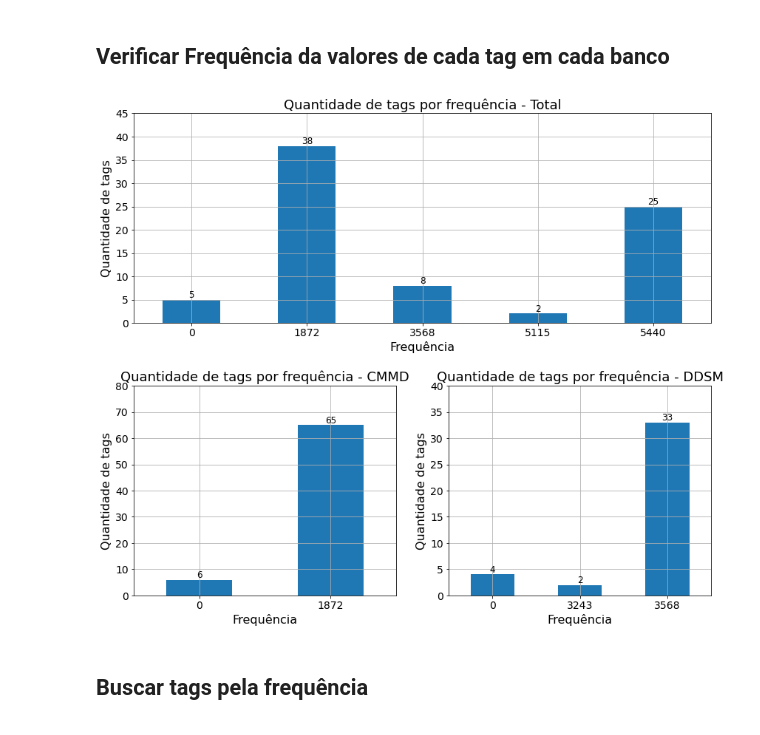
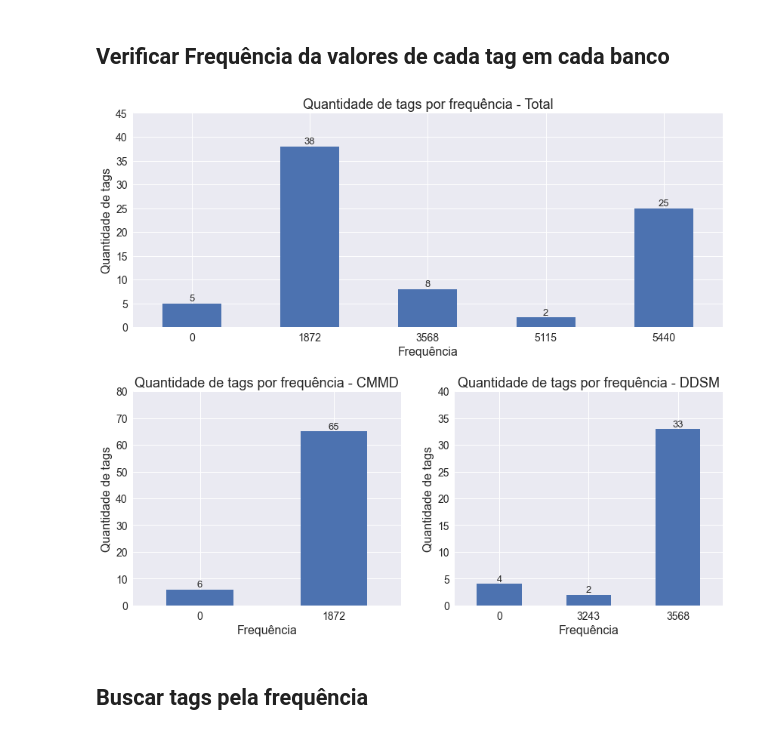
Before and after one commit to matheusssilva991/Radiomica, a Jupyter notebook: src/catalogar_imagens/visualizar_dicionario.ipynb, the cells around one changed output. Saved outputs shown, nothing was run; the diff lists cells and outputs as text; code cells hidden in the pictures.

```diff
--- a/src/catalogar_imagens/visualizar_dicionario.ipynb
+++ b/src/catalogar_imagens/visualizar_dicionario.ipynb
@@ -8,6 +8,8 @@ import numpy as np
 import matplotlib.pyplot as plt
 import json
 from src.utils.utils import *
+
+plt.style.use("seaborn")
 # %% [markdown]
 ## Criar os DataFrames
 # %%
@@ -30,39 +32,39 @@ df_full = create_df(full_dictionary)
 # %%
 full = df_full.groupby("frequencia", as_index=False).count()
 ddsm = df_ddsm.groupby("frequencia", as_index=False).count()
 cmmd = df_cmmd.groupby("frequencia", as_index=False).count()
 
 fig = plt.figure(figsize=(14, 12))
 gs = fig.add_gridspec(2, 2)
 
 ax1 = plt.subplot(gs[0, ::])
 ax = full.plot.bar(x='frequencia', y='tag', ax=ax1, rot=0, legend=False, yticks=range(0, 50, 5), fontsize=14)
 ax1.set_title("Quantidade de tags por frequência - Total", size=18)
 ax1.set_xlabel("Frequência", size=16)
 ax1.set_ylabel("Quantidade de tags", size=16)
-ax1.bar_label(ax.containers[0], fmt="%.01d", size=12, label_type="edge")
-plt.grid()
+ax1.bar_label(ax.containers[0], fmt="%.01d", size=13, label_type="edge")
+#plt.grid()
 
 ax2 = plt.subplot(gs[1:, :1:])
 ax = cmmd.plot(kind='bar', x='frequencia', y='tag', ax=ax2, rot=0, legend=False, fontsize=14,  yticks=range(0, 90, 10))
 ax2.set_title("Quantidade de tags por frequência - CMMD", size=18)
 ax2.set_xlabel("Frequência", size=16)
 ax2.set_ylabel("Quantidade de tags", size=16)
-ax2.bar_label(ax.containers[0], fmt="%.01d", size=12, label_type="edge")
-plt.grid()
+ax2.bar_label(ax.containers[0], fmt="%.01d", size=13, label_type="edge")
+#plt.grid()
 
 ax3 = plt.subplot(gs[1:, 1::])
 ax = ddsm.plot(kind='bar', x='frequencia', y='tag', ax=ax3, rot=0, legend=False, fontsize=14,  yticks=range(0, 45, 5))
 ax3.set_title("Quantidade de tags por frequência - DDSM", size=18)
 ax3.set_xlabel("Frequência", size=16)
 ax3.set_ylabel("Quantidade de tags", size=16)
-ax3.bar_label(ax.containers[0], fmt="%.01d", size=12, label_type="edge")
-plt.grid()
+ax3.bar_label(ax.containers[0], fmt="%.01d", size=13, label_type="edge")
+#plt.grid()
 
 plt.subplots_adjust(wspace=.2, hspace=.3)
 plt.show()
 # %% [output]
-[figure, old version]
+[figure, new version]
 # %% [markdown]
 ## Buscar tags pela frequência
 # %%
```
Also changed, not shown: 1 other file.
